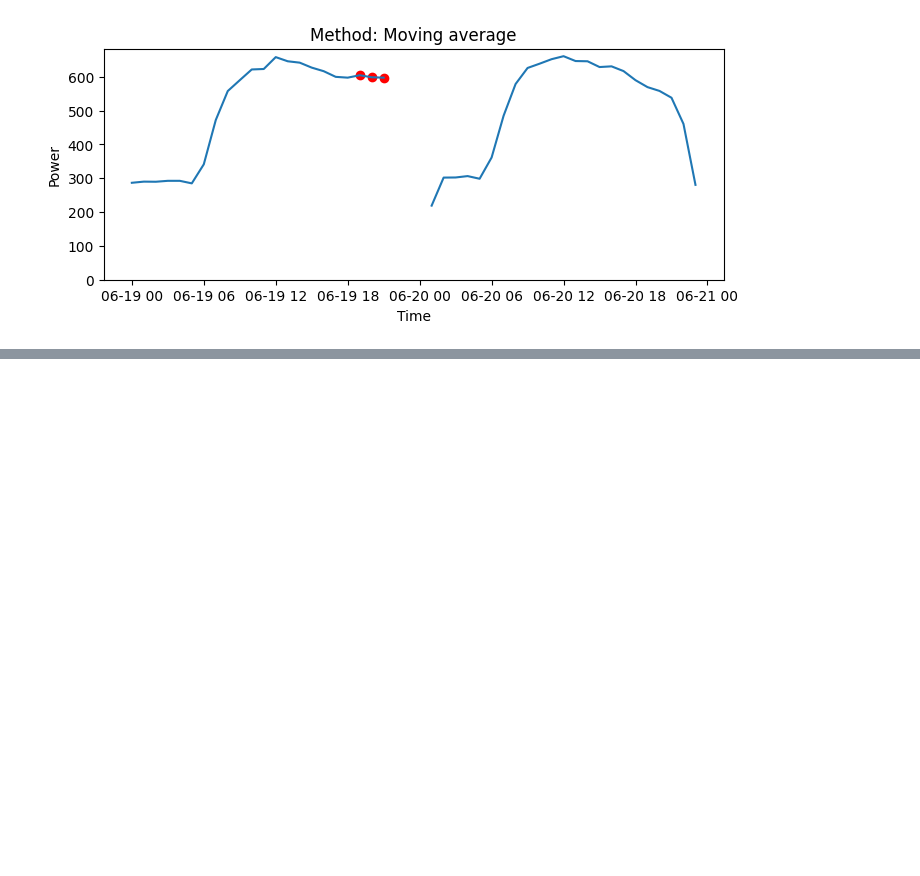
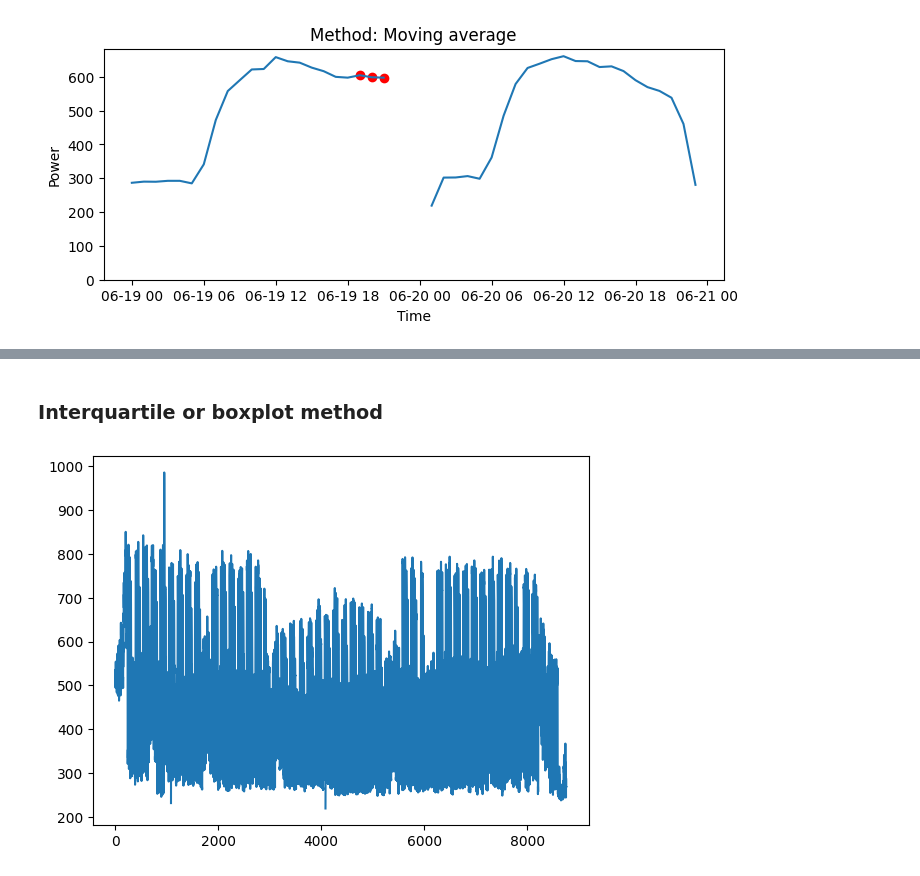
Before and after one commit to baeda-polito/aiis-energy-mllabs, a Jupyter notebook: Lab1 - LoadProfilesClustering/Lab1.1 - TimeSeriesExploration - Sol.ipynb, the cells around one changed output, grey strips where cells are left out. Drawn from its saved outputs; the diff is of its cells as text; code cells hidden in the pictures; blank space fills up the shorter version.

```diff
--- a/Lab1 - LoadProfilesClustering/Lab1.1 - TimeSeriesExploration - Sol.ipynb
+++ b/Lab1 - LoadProfilesClustering/Lab1.1 - TimeSeriesExploration - Sol.ipynb
@@ -272,0 +369,23 @@ nan_counts < 5
+# %% [markdown]
+### Interquartile or boxplot method
+# %%
+# evaluate 1st quartile
+Q1 = data['power'].quantile(0.25)
+
+# evalutate 3rd quartile
+Q3 = data['power'].quantile(0.75)
+
+# evaluate interquartile
+IQR = Q3 - Q1
+
+# define IQR limit (default 1.5)
+IQR_limit = 1.5
+
+# identify and highlight outliers
+outliers = data['power'][(data['power'] < Q1 - IQR_limit*IQR) | (data['power'] > Q3 + IQR_limit*IQR)]
+
+plt.plot(data['power'])
+plt.plot(outliers.index, data.loc[outliers.index, 'power'], 'ro')
+plt.show()
+# %% [output]
+[figure, added]
```
Also changed, not shown: parts of 15 cells of this notebook, 4 other files.
